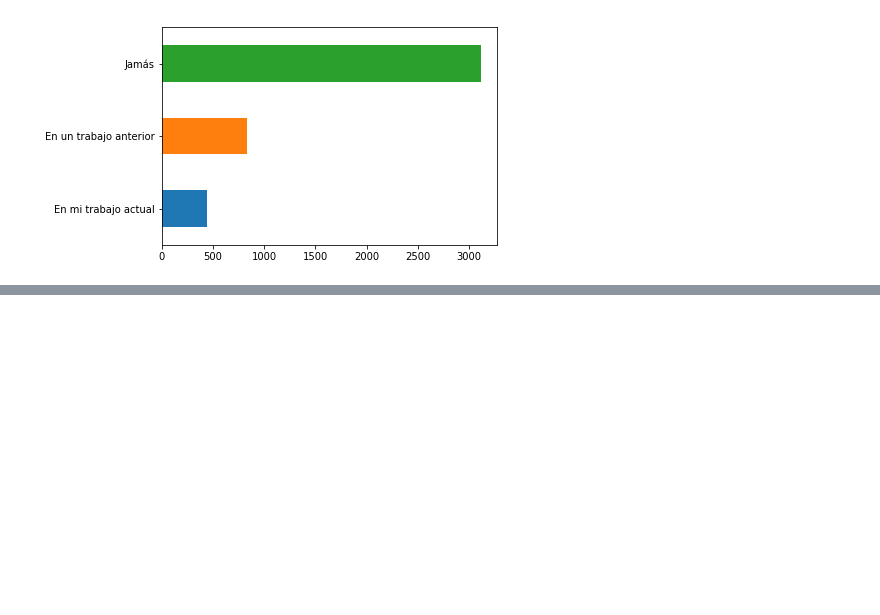
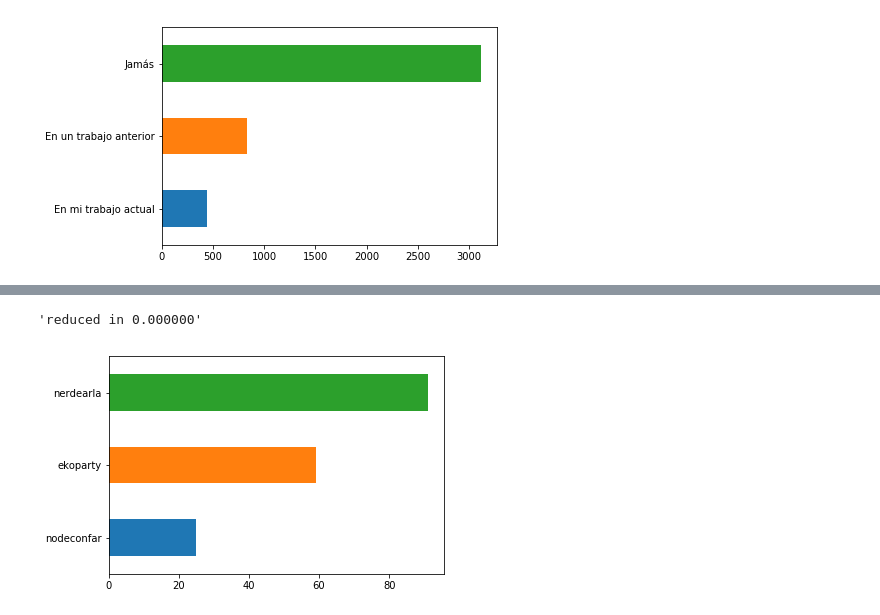
Before and after one commit to seppo0010/sysarmy-sueldos-2019.1, a Jupyter notebook: notebook/Sysarmy - Predicción de sueldos - 2019.1.ipynb, the cells around one changed output, grey strips where cells are left out. Saved outputs shown, nothing was run; the diff lists cells and outputs as text; code cells hidden in the pictures; blank space fills up the shorter version.

```diff
--- a/notebook/Sysarmy - Predicción de sueldos - 2019.1.ipynb
+++ b/notebook/Sysarmy - Predicción de sueldos - 2019.1.ipynb
@@ -449,0 +434,13 @@ Index(['Me identifico', 'Tengo', 'Dónde estás trabajando',
+# %%
+df = normalize_dataframe_column(df, '¿A qué eventos de tecnología asististe en el último año?', {
+    '^nerdear\.?la$': 'nerdearla',
+    '^eko ?partys?$': 'ekoparty',
+    '^pycon(?:ar)?$': 'pyconar',
+    '^nodeconf(?:ar)?$': 'nodeconfar',
+})
+
+df['¿A qué eventos de tecnología asististe en el último año?'] = df['¿A qué eventos de tecnología asististe en el último año?'].apply(lambda val: val if val in (None, 'nerdearla', 'ekoparty', 'nodeconfar',) or not isinstance(val, str) else None)
+df['¿A qué eventos de tecnología asististe en el último año?'].value_counts(sort=True, ascending=True).tail(20).plot.barh();
+# %% [output]
+'reduced in 0.000000'
+[figure, added]
```
Also changed, not shown: parts of 52 cells of this notebook.
